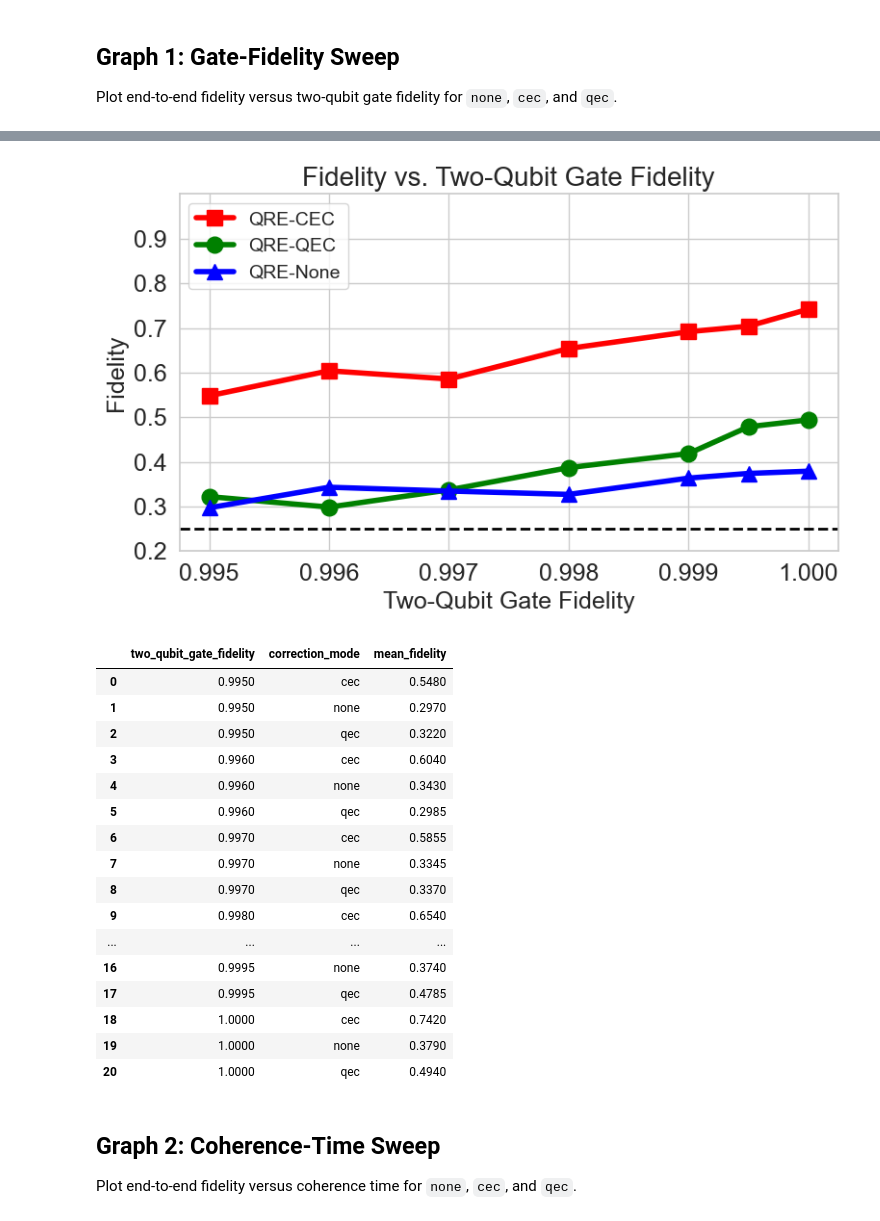
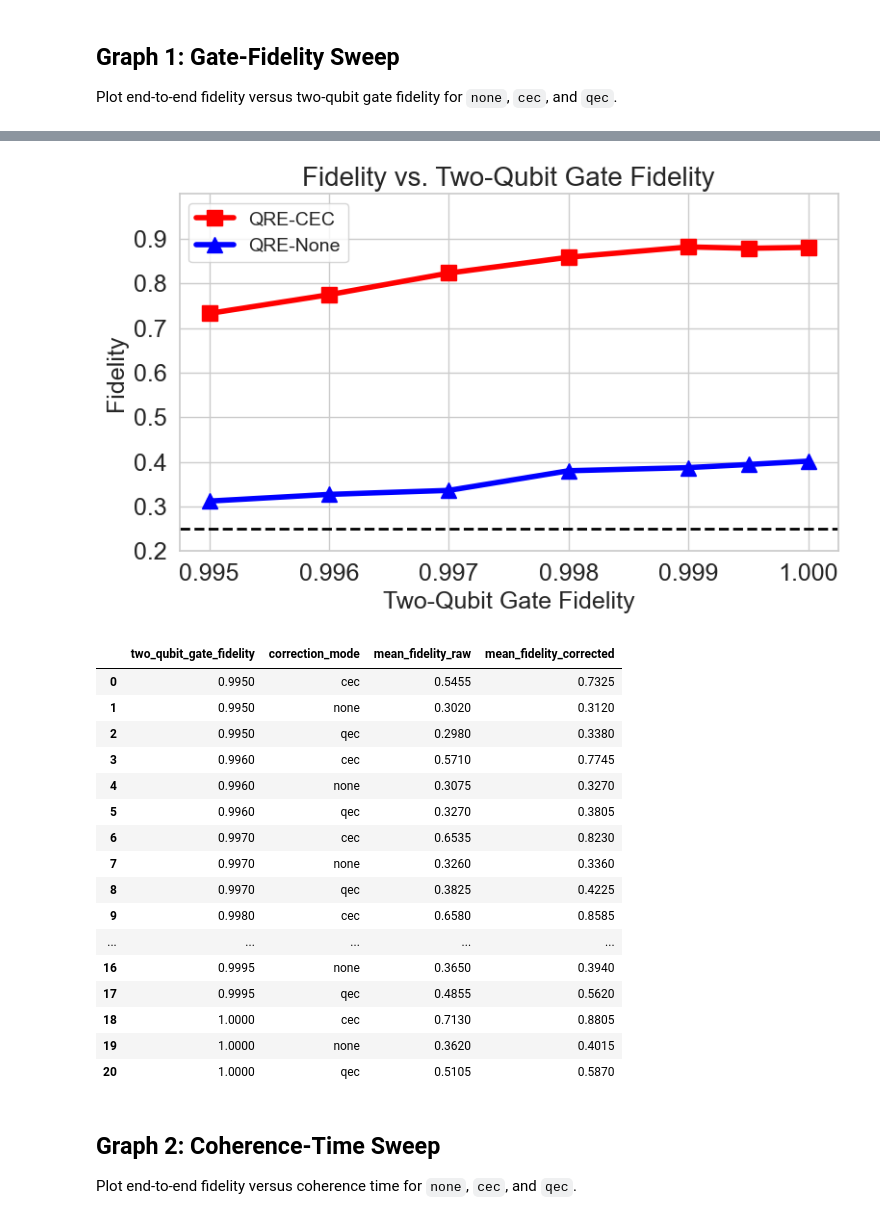
Before and after one commit to SagarPatange/QEC, a Jupyter notebook: plot.ipynb, the cells around one changed output, grey strips where cells are left out. Drawn from its saved outputs; the diff is of its cells as text; code cells hidden in the pictures.

```diff
--- a/plot.ipynb
+++ b/plot.ipynb
@@ -42,6 +42,7 @@ filename_re = re.compile(
     r"dist=(?P<dist>[0-9.]+),"
     r"gate=(?P<gate>[0-9.]+),"
     r"twoq=(?P<twoq>[0-9.]+),"
+    r"(?:meas=(?P<meas>[0-9.]+|cfg),)?"
     r"prep=(?P<prep>[0-9.]+),"
     r"T1=(?P<t1>[0-9.eE+-]+),"
     r"T2=(?P<t2>[0-9.eE+-]+),"
@@ -96,7 +97,8 @@ def load_runner_logs(log_dir: Path) -> pd.DataFrame:
                     "css_code": meta["code"],
                     "two_qubit_gate_fidelity": float(meta["twoq"]),
                     "gate_fidelity": float(meta["gate"]),
-                    "state_preparation_fidelity": float(meta["prep"]),
+                    "measurement_fidelity": None if meta.get("meas") in (None, "cfg") else float(meta["meas"]),
+                    "initialization_fidelity": float(meta["prep"]),
                     "physical_bell_pair_fidelity": None if meta.get("physbell") in (None, "cfg") else float(meta["physbell"]),
                     "data_t2": t2_value,
                     "comm_t2": t2_value,
@@ -201,55 +207,53 @@ else:
 # %%
-graph1_runner2_log_dir = Path("/Users/patange/Documents/Argonne/QEC/log/runner2/graph1_twoqubit_gate_sweep")
+graph1_runner2_log_dir = Path("/Users/patange/Documents/Argonne/QEC/log/runner-ideal/graph1_twoqubit_gate_sweep")
 graph1_runner2_df = load_runner_logs(graph1_runner2_log_dir)
 
 # Average all completed runs at each two-qubit fidelity and protocol setting.
 graph1_runner2_summary = graph1_runner2_df.groupby(["two_qubit_gate_fidelity", "correction_mode"], as_index=False).agg(mean_fidelity_raw=("fidelity_raw", "mean"), mean_fidelity_corrected=("fidelity_corrected", "mean")).sort_values(["two_qubit_gate_fidelity", "correction_mode"]).reset_index(drop=True)
-colors = {"cec": "red", "none": "blue", "qec": "green"}
-names = {"cec": "QRE-CEC", "none": "QRE-None", "qec": "QRE-QEC"}
-markers = {"cec": "s", "none": "^", "qec": "o"}
+colors = {"cec": "red", "none": "blue"}
+names = {"cec": "QRE-CEC", "none": "QRE-None"}
+markers = {"cec": "s", "none": "^"}
 
 plt.figure(figsize=(8, 5))
 ax = plt.gca()
 
-for protocol in ["cec", "qec", "none"]:
+for protocol in ["cec", "none"]:
     data = graph1_runner2_summary[graph1_runner2_summary["correction_mode"] == protocol]
 
-    ax.plot(data["two_qubit_gate_fidelity"], data["mean_fidelity_corrected"], color=colors[protocol], marker=markers[protocol], linewidth=4, markersize=12, linestyle="-", label=f"{names[protocol]} (corrected)")
-    ax.plot(data["two_qubit_gate_fidelity"], data["mean_fidelity_raw"], color=colors[protocol], linewidth=3, linestyle="--", label=f"{names[protocol]} (raw)")
-
+    ax.plot(data["two_qubit_gate_fidelity"], data["mean_fidelity_corrected"], color=colors[protocol], marker=markers[protocol], linewidth=4, markersize=12, linestyle="-", label=names[protocol])
 ax.axhline(0.25, color="black", linestyle="--", linewidth=2, label="_nolegend_")
 ax.set_xlabel("Two-Qubit Gate Fidelity", fontsize=18)
 ax.set_ylabel("Fidelity", fontsize=18)
 ax.set_title("Fidelity vs. Two-Qubit Gate Fidelity", fontsize=20)
 ax.set_ylim(0.2, 1.0)
 ax.set_yticks([0.2, 0.3, 0.4, 0.5, 0.6, 0.7, 0.8, 0.9])
 ax.tick_params(axis="both", labelsize=18)
 ax.legend(fontsize=14, loc="upper left")
 
 plt.tight_layout()
 plt.savefig(output_dir / "fidelity_vs_two_qubit_gate_fidelity_runner2.png", dpi=300, bbox_inches="tight")
 plt.show()
 
 graph1_runner2_summary
 # %% [output]
-[figure, old version]
+[figure, new version]
-|  | two_qubit_gate_fidelity | correction_mode | mean_fidelity |
-| 0 | 0.9950 | cec | 0.5480 |
-| 1 | 0.9950 | none | 0.2970 |
-| 2 | 0.9950 | qec | 0.3220 |
-| 3 | 0.9960 | cec | 0.6040 |
-| 4 | 0.9960 | none | 0.3430 |
-| 5 | 0.9960 | qec | 0.2985 |
-| 6 | 0.9970 | cec | 0.5855 |
-| 7 | 0.9970 | none | 0.3345 |
-| 8 | 0.9970 | qec | 0.3370 |
-| 9 | 0.9980 | cec | 0.6540 |
-| ... | ... | ... | ... |
-| 16 | 0.9995 | none | 0.3740 |
-| 17 | 0.9995 | qec | 0.4785 |
-| 18 | 1.0000 | cec | 0.7420 |
-| 19 | 1.0000 | none | 0.3790 |
-| 20 | 1.0000 | qec | 0.4940 |
+|  | two_qubit_gate_fidelity | correction_mode | mean_fidelity_raw | mean_fidelity_corrected |
+| 0 | 0.9950 | cec | 0.5455 | 0.7325 |
+| 1 | 0.9950 | none | 0.3020 | 0.3120 |
+| 2 | 0.9950 | qec | 0.2980 | 0.3380 |
+| 3 | 0.9960 | cec | 0.5710 | 0.7745 |
+| 4 | 0.9960 | none | 0.3075 | 0.3270 |
+| 5 | 0.9960 | qec | 0.3270 | 0.3805 |
+| 6 | 0.9970 | cec | 0.6535 | 0.8230 |
+| 7 | 0.9970 | none | 0.3260 | 0.3360 |
+| 8 | 0.9970 | qec | 0.3825 | 0.4225 |
+| 9 | 0.9980 | cec | 0.6580 | 0.8585 |
+| ... | ... | ... | ... | ... |
+| 16 | 0.9995 | none | 0.3650 | 0.3940 |
+| 17 | 0.9995 | qec | 0.4855 | 0.5620 |
+| 18 | 1.0000 | cec | 0.7130 | 0.8805 |
+| 19 | 1.0000 | none | 0.3620 | 0.4015 |
+| 20 | 1.0000 | qec | 0.5105 | 0.5870 |
 # %% [markdown]
 ## Graph 2: Coherence-Time Sweep
 
```
Also changed, not shown: parts of 25 cells of this notebook, 22 other files.
